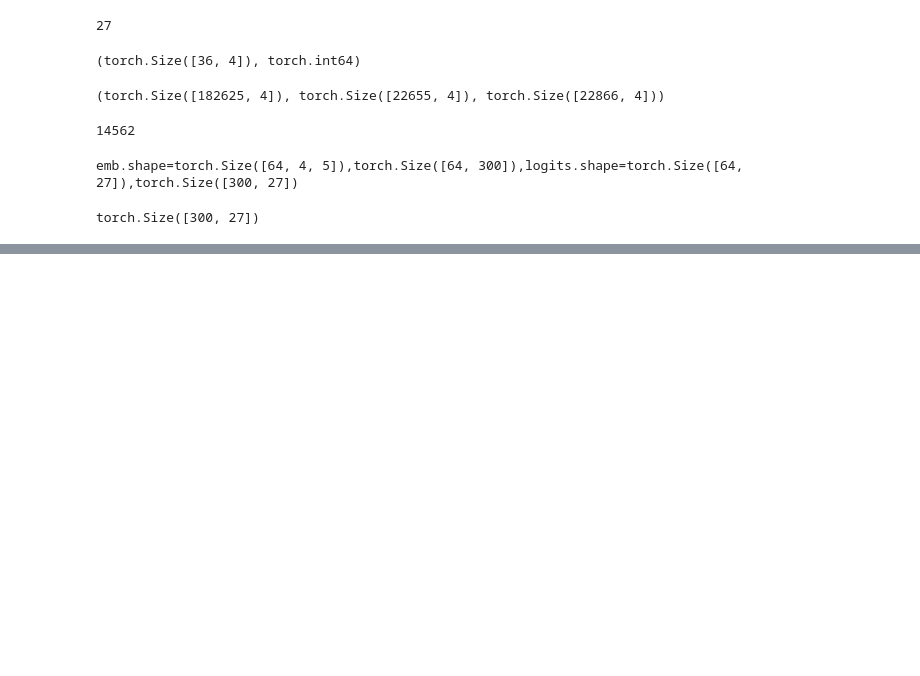
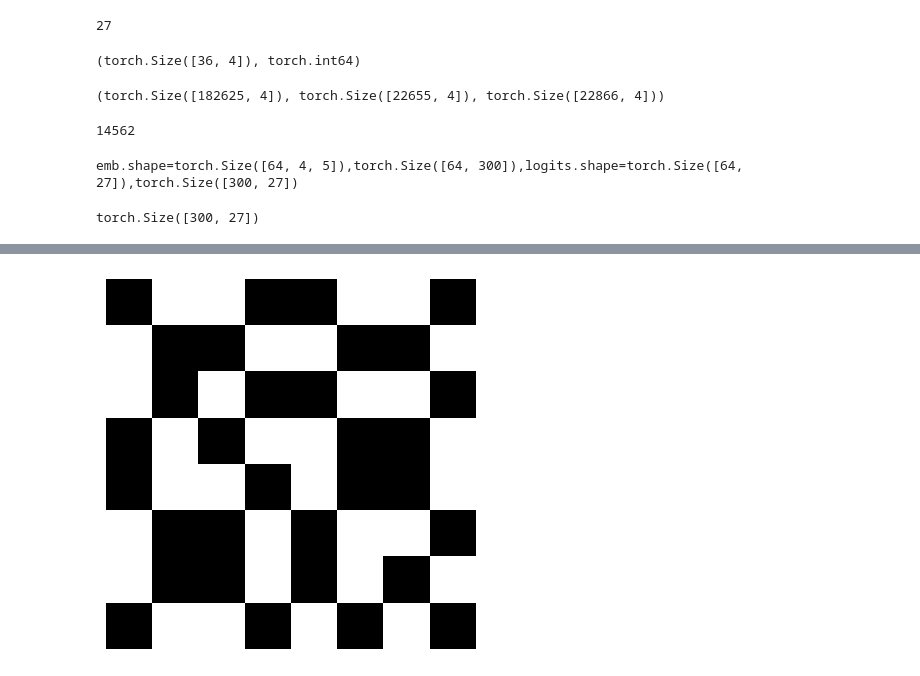
Before and after one commit to tanvirulz/funloop, a Jupyter notebook: ML/mlp.ipynb, the cells around one changed output, grey strips where cells are left out. Cells and saved outputs as stored; diff of their text form; code cells hidden in the pictures; blank space fills up the shorter version.

```diff
--- a/ML/mlp.ipynb
+++ b/ML/mlp.ipynb
@@ -241,0 +306,24 @@ plt.grid('minor')
+# %%
+# create visual secret share
+def create_vss(s):
+    z_pat = np.zeros([2,2])
+    z_pat[0,1] = 1
+    z_pat[1,0] = 1
+    o_pat = np.zeros([2,2])
+    o_pat[0,0] = 1
+    o_pat[1,1] = 1
+
+    A = np.zeros([s.shape[0]*2,s.shape[1]*2],dtype='int64')
+    for i in range (s.shape[0]):
+        for j in range (s.shape[1]):
+            if s[i,j]==0:
+                #copy 0 pattern
+                A[i*2:i*2+2,j*2:j*2+2] = z_pat
+            else:
+                A[i*2:i*2+2,j*2:j*2+2] = o_pat
+    return A
+# %%
+
+
+vss1 = create_vss(s1)
+vss1
@@ -241,0 +354,13 @@ plt.grid('minor')
+# %%
+vss = vss1
+rgba = np.zeros((vss.shape[0], vss.shape[1], 4))
+rgba[vss == 0] = [0, 0, 0, 1]
+
+plt.imshow(rgba)
+
+plt.axis('off')
+plt.imsave('share1.png', rgba)
+
+plt.show()
+# %% [output]
+[figure, added]
```
Also changed, not shown: parts of 21 cells of this notebook.
